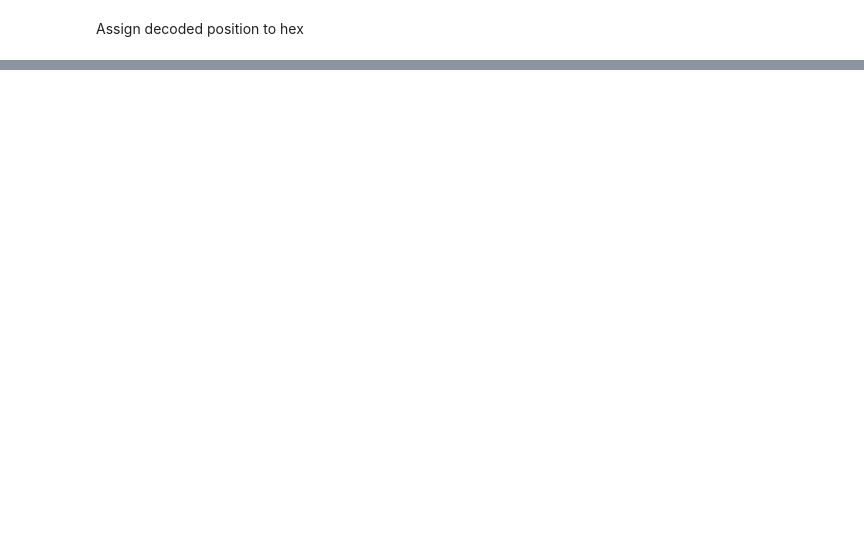
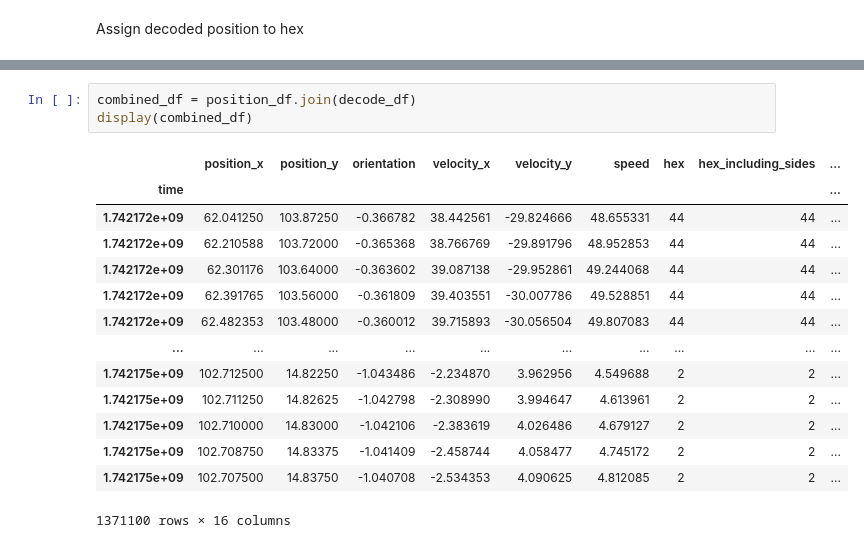
Before and after one commit to calderast/Hex-maze-spyglass, a Jupyter notebook: steph_analysis.ipynb, the cells around one changed output, grey strips where cells are left out. Drawn from its saved outputs; the diff is of its cells as text; blank space fills up the shorter version.

```diff
--- a/steph_analysis.ipynb
+++ b/steph_analysis.ipynb
@@ -146,0 +165,18 @@ display(DecodedHexPosition() & decoded_pos_key)
+# %%
+combined_df = position_df.join(decode_df)
+display(combined_df)
+# %% [output]
+|  | position_x | position_y | orientation | velocity_x | velocity_y | speed | hex | hex_including_sides | ... |
+| time |  |  |  |  |  |  |  |  | ... |
+| 1.742172e+09 | 62.041250 | 103.87250 | -0.366782 | 38.442561 | -29.824666 | 48.655331 | 44 | 44 | ... |
+| 1.742172e+09 | 62.210588 | 103.72000 | -0.365368 | 38.766769 | -29.891796 | 48.952853 | 44 | 44 | ... |
+| 1.742172e+09 | 62.301176 | 103.64000 | -0.363602 | 39.087138 | -29.952861 | 49.244068 | 44 | 44 | ... |
+| 1.742172e+09 | 62.391765 | 103.56000 | -0.361809 | 39.403551 | -30.007786 | 49.528851 | 44 | 44 | ... |
+| 1.742172e+09 | 62.482353 | 103.48000 | -0.360012 | 39.715893 | -30.056504 | 49.807083 | 44 | 44 | ... |
+| ... | ... | ... | ... | ... | ... | ... | ... | ... | ... |
+| 1.742175e+09 | 102.712500 | 14.82250 | -1.043486 | -2.234870 | 3.962956 | 4.549688 | 2 | 2 | ... |
+| 1.742175e+09 | 102.711250 | 14.82625 | -1.042798 | -2.308990 | 3.994647 | 4.613961 | 2 | 2 | ... |
+| 1.742175e+09 | 102.710000 | 14.83000 | -1.042106 | -2.383619 | 4.026486 | 4.679127 | 2 | 2 | ... |
+| 1.742175e+09 | 102.708750 | 14.83375 | -1.041409 | -2.458744 | 4.058477 | 4.745172 | 2 | 2 | ... |
+| 1.742175e+09 | 102.707500 | 14.83750 | -1.040708 | -2.534353 | 4.090625 | 4.812085 | 2 | 2 | ... |
+1371100 rows × 16 columns
```
Also changed, not shown: parts of 13 cells of this notebook.
